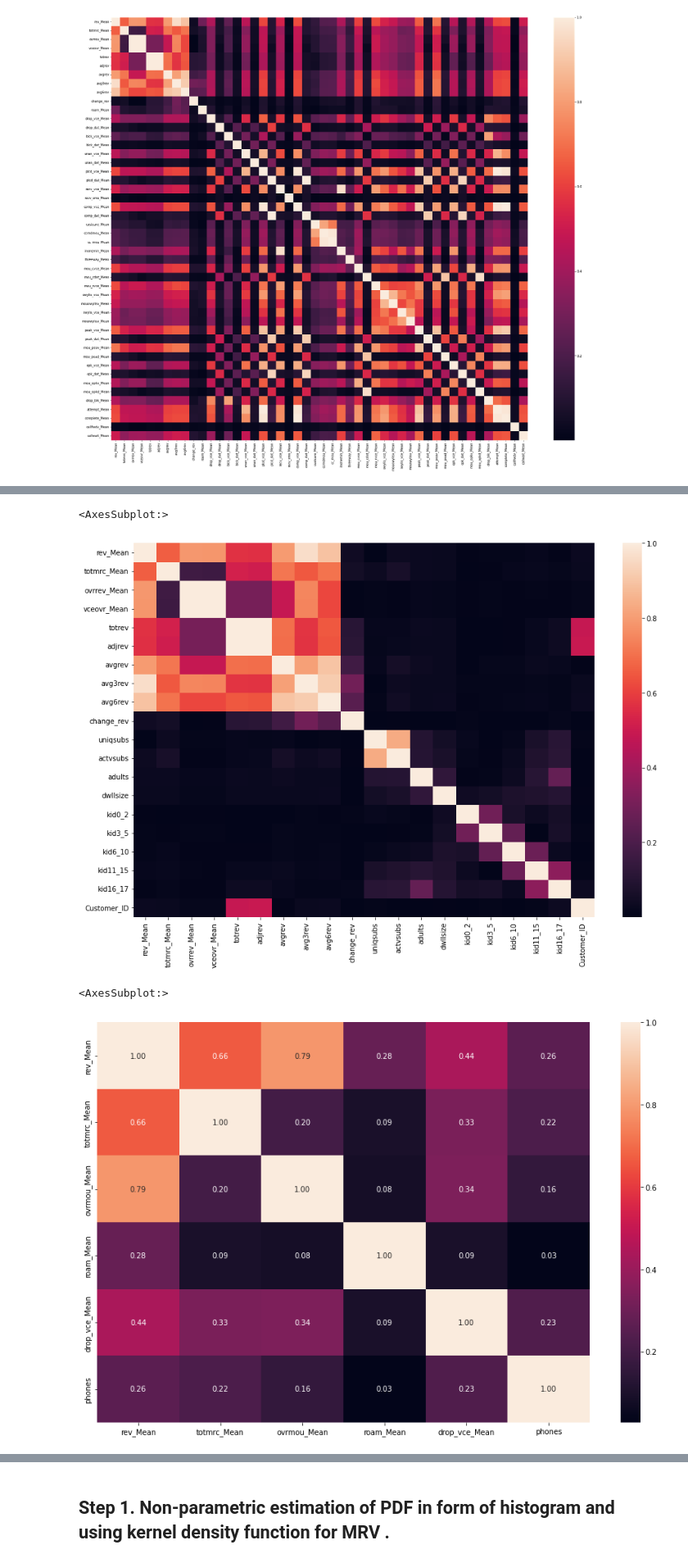
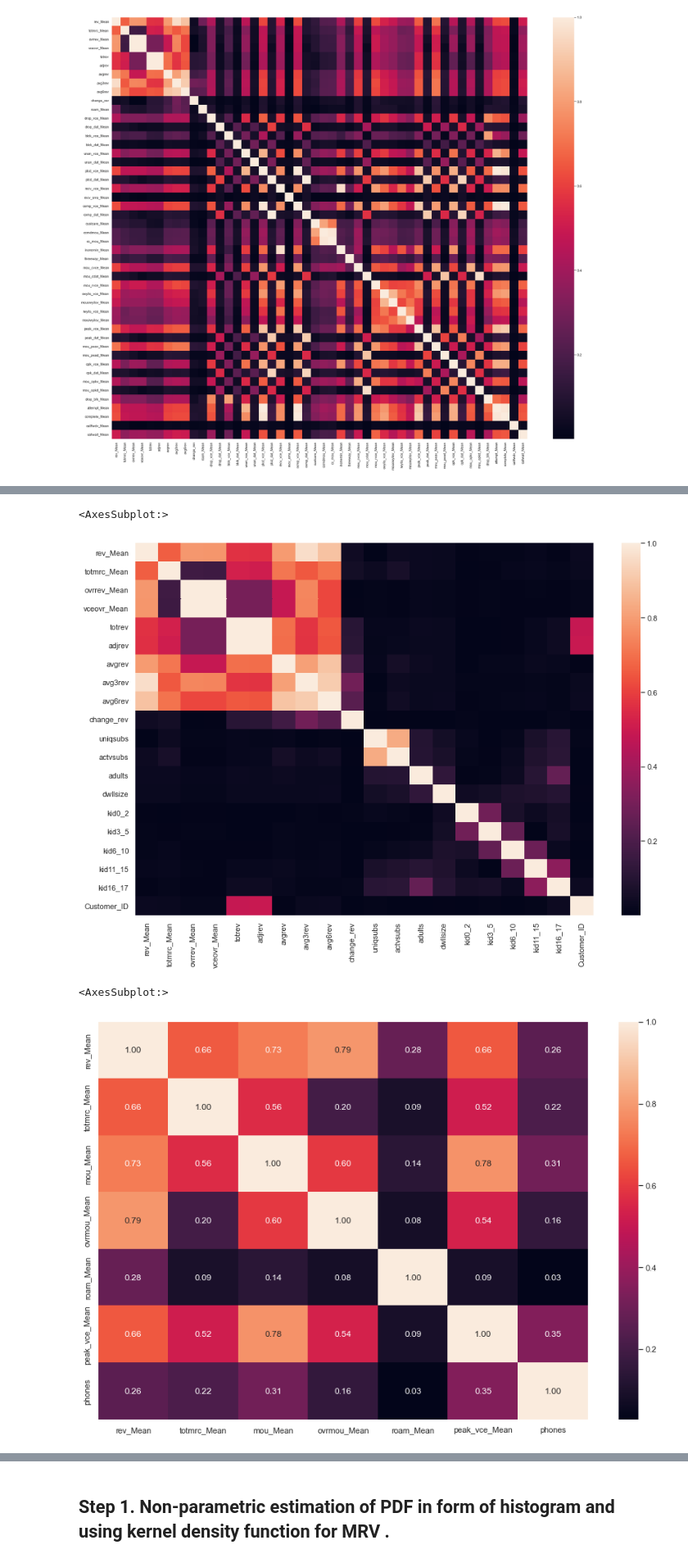
Before and after one commit to zuevmaxim/m-m2021, a Jupyter notebook: lab2.ipynb, the cells around one changed output, grey strips where cells are left out. Shown at 82% size. Saved outputs shown, nothing was run; the diff lists cells and outputs as text; code cells hidden in the pictures.

```diff
--- a/lab2.ipynb
+++ b/lab2.ipynb
@@ -6,6 +6,7 @@ import seaborn as sns
 from sklearn import preprocessing
 
 pd.options.display.float_format = '{:f}'.format
+sns.set(font_scale=1, style='whitegrid')
 # %%
 full_df = pd.read_csv('telecom_customer.csv')
 full_df
@@ -158,27 +159,23 @@ plt.figure(figsize = (15,10))
 sns.heatmap(np.abs(df[target_features + human_features].corr()))
 # %% [output]
 <AxesSubplot:>
-[figure, old version]
+[figure, new version]
 # %%
 target_feature = 'rev_Mean'
 target_features = [target_feature]
 
 predict_features_all = ['totmrc_Mean', 'plcd_vce_Mean', 'recv_vce_Mean', 'comp_vce_Mean', 'mou_cvce_Mean',
                     'mou_rvce_Mean', 'owylis_vce_Mean', 'mouowylisv_Mean', 'peak_vce_Mean',
                     'mou_peav_Mean', 'attempt_Mean','complete_Mean',
                     'phones', 'models', 'datovr_Mean', 'months',
                     'mou_Mean', 'ovrmou_Mean', 'totcalls']
 
-
-# predict_features = ['totmrc_Mean', 'recv_vce_Mean', 'mou_cvce_Mean',
-#                     'mou_rvce_Mean', 'owylis_vce_Mean',
-#                     'mou_peav_Mean', 'attempt_Mean', 'mou_Mean', 'ovrmou_Mean', 'totcalls']
 plt.figure(figsize = (15,10))
-predict_features = ['totmrc_Mean', 'ovrmou_Mean', 'roam_Mean', 'drop_vce_Mean', 'phones']
+predict_features = ['totmrc_Mean', 'mou_Mean', 'ovrmou_Mean', 'roam_Mean', 'peak_vce_Mean', 'phones']
 sns.heatmap(df[[target_feature] + predict_features].corr(), annot=True, fmt='.2f')
 # %% [output]
 <AxesSubplot:>
-[figure, old version]
+[figure, new version]
 # %%
 df_filtered = df[[target_feature] + predict_features].dropna()
 df_filtered.describe()
```
Also changed, not shown: parts of 22 cells of this notebook, 1 other file.
